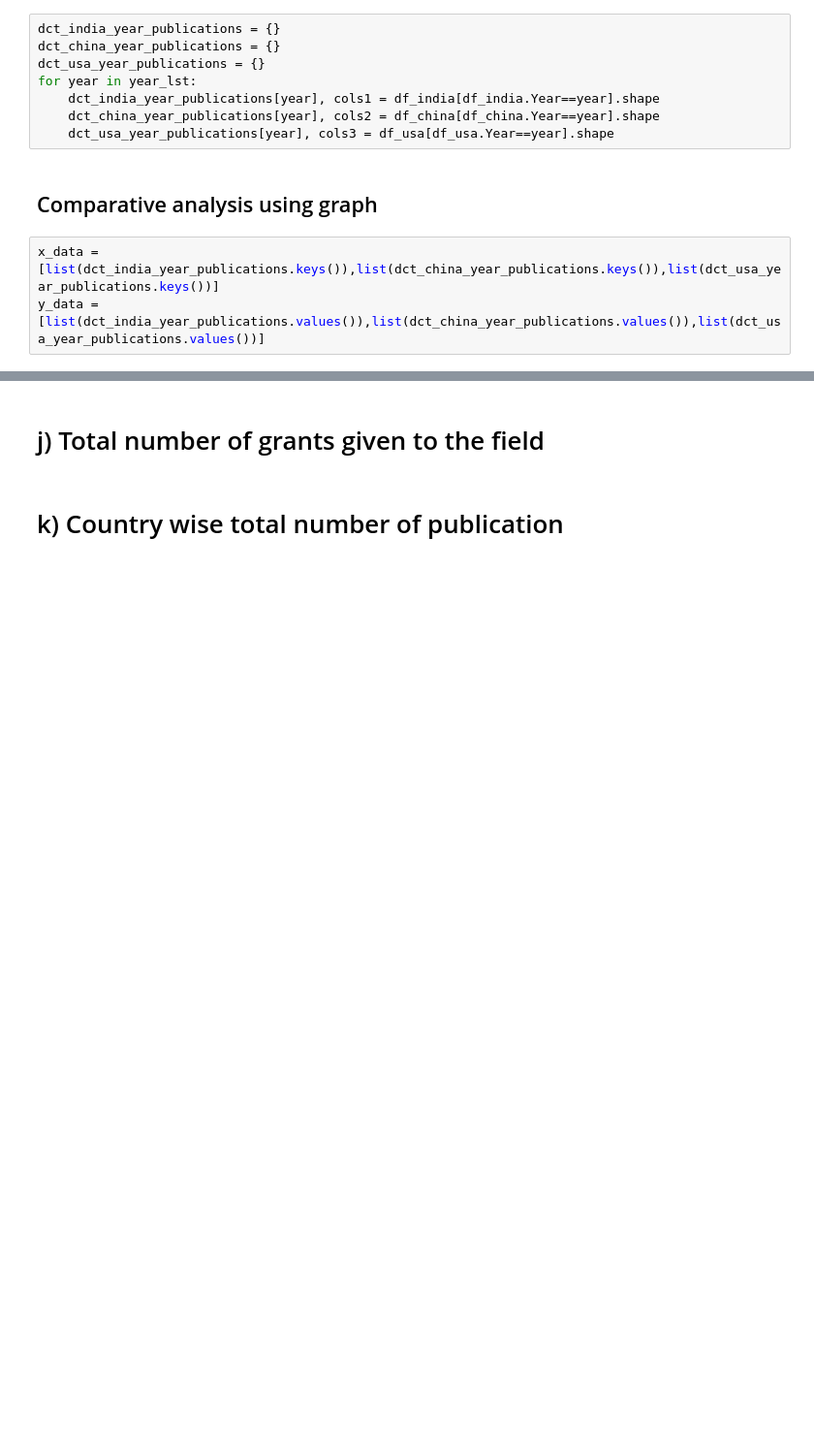
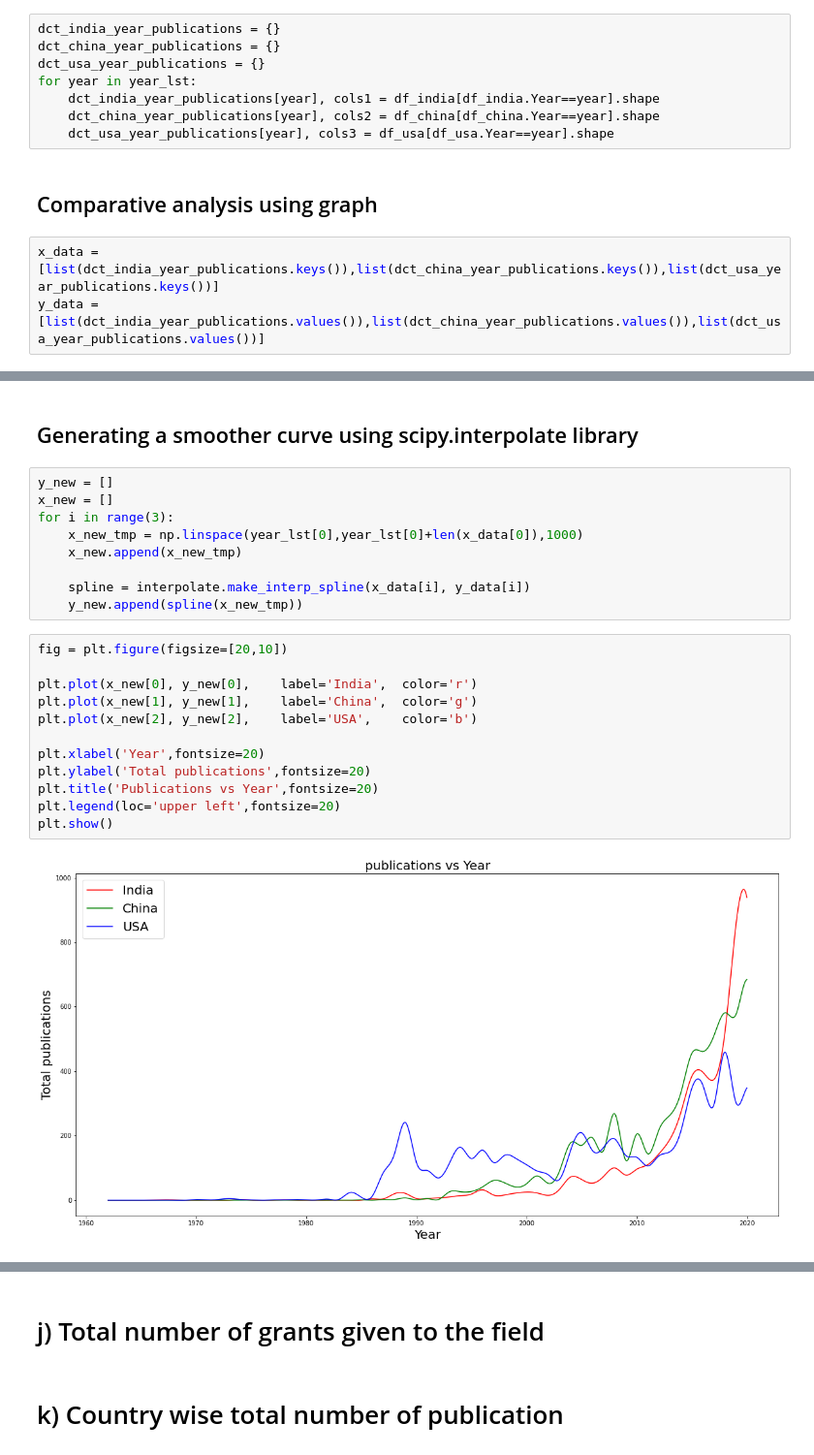
Before and after one commit to deshabhakt/Sem-II, a Jupyter notebook: BigDataAnalytics/Mini-Project/Programs/Step-3.ipynb, the cells around one changed output, grey strips where cells are left out. Shown at 97% size. Drawn from its saved outputs; the diff is of its cells as text; blank space fills up the shorter version.

Commit message:
BigDataAnalytics

```diff
--- a/BigDataAnalytics/Mini-Project/Programs/Step-3.ipynb
+++ b/BigDataAnalytics/Mini-Project/Programs/Step-3.ipynb
@@ -357,6 +374,31 @@ plt.legend(loc='upper left',fontsize=20)
 plt.show()
 # %% [output]
 [figure]
+# %% [markdown]
+## Generating a smoother curve using scipy.interpolate library
+# %%
+y_new = []
+x_new = []
+for i in range(3):
+    x_new_tmp = np.linspace(year_lst[0],year_lst[0]+len(x_data[0]),1000)
+    x_new.append(x_new_tmp)
+
+    spline = interpolate.make_interp_spline(x_data[i], y_data[i])
+    y_new.append(spline(x_new_tmp))
+# %%
+fig = plt.figure(figsize=[20,10])
+
+plt.plot(x_new[0], y_new[0],    label='India',  color='r')
+plt.plot(x_new[1], y_new[1],    label='China',  color='g')
+plt.plot(x_new[2], y_new[2],    label='USA',    color='b')
+
+plt.xlabel('Year',fontsize=20)
+plt.ylabel('Total publications',fontsize=20)
+plt.title('Publications vs Year',fontsize=20)
+plt.legend(loc='upper left',fontsize=20)
+plt.show()
+# %% [output]
+[figure, added]
 # %%
 # plt.rcParams['figure.figsize'] = [20,10]
 fig = plt.figure(figsize=[20,10])
```
Also changed, not shown: parts of 16 cells of this notebook, 20 other files.
